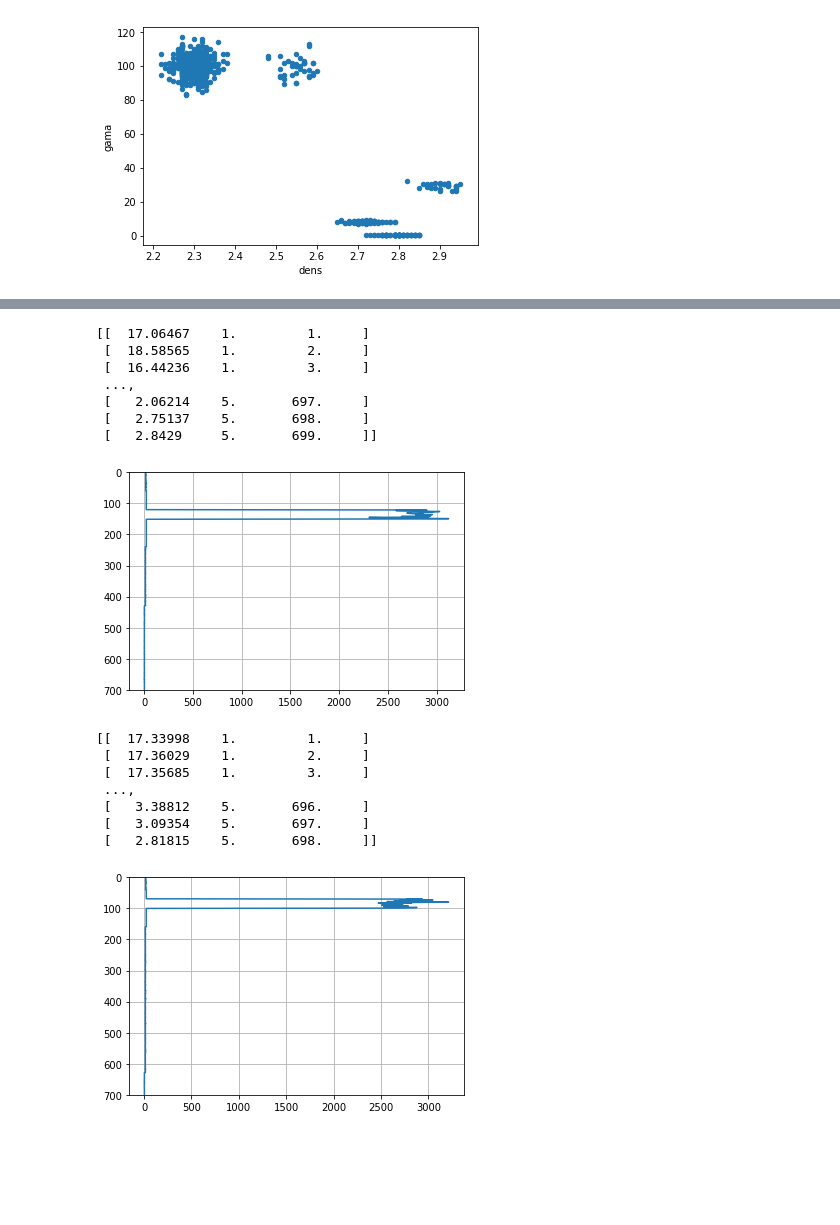
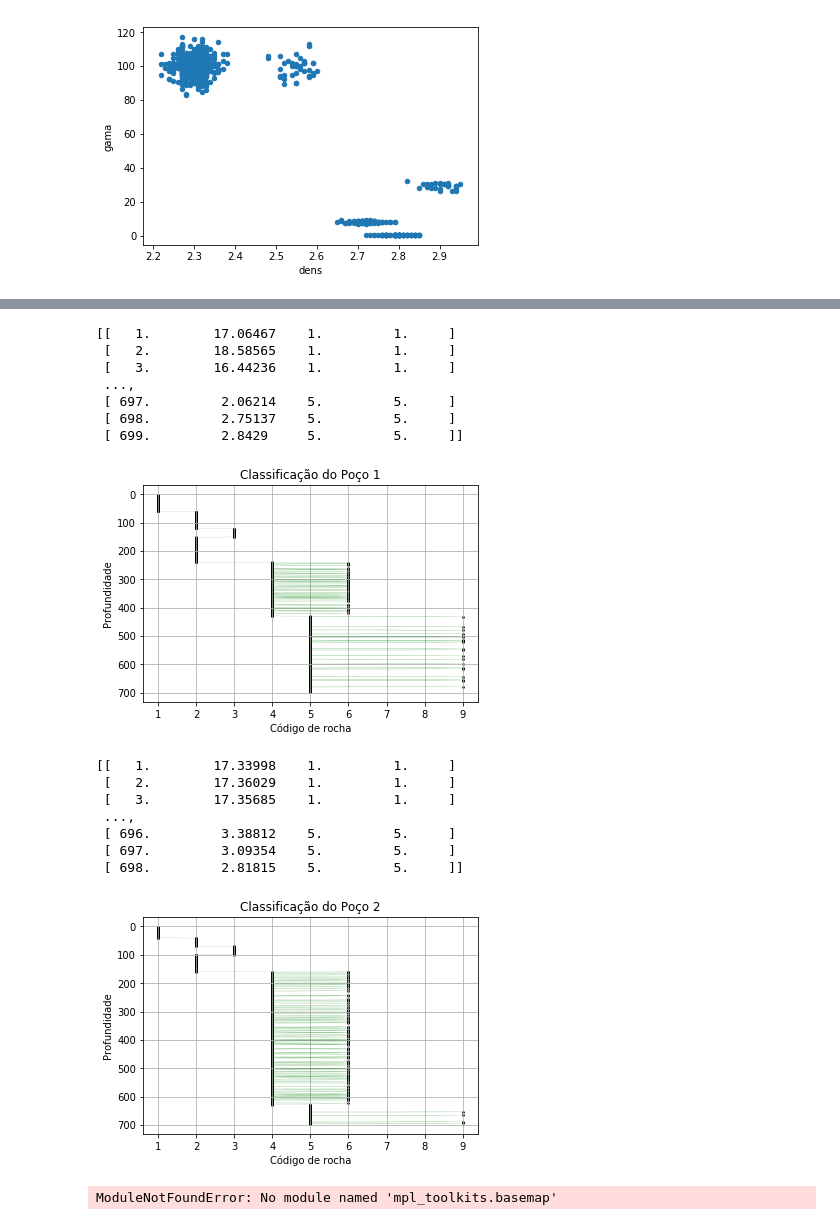
Before and after one commit to VictorCarreira/Classificador, a Jupyter notebook: Preclassificador.ipynb, the cells around one changed output, grey strips where cells are left out. Saved outputs shown, nothing was run; the diff lists cells and outputs as text; code cells hidden in the pictures; blank space fills up the shorter version.

```diff
--- a/Preclassificador.ipynb
+++ b/Preclassificador.ipynb
@@ -99,42 +95,63 @@ dc2.plot.scatter(x='cod', y='dist');
 # %%
 C1 = np.loadtxt(fname='SemelhançaC1.txt')
 print(C1)
 x= C1[:,0]
-y= C1[:,2]
-#plt.scatter(x, y, s=80, marker=".");
+y= C1[:,3]
+plt.scatter(y, x, s=10, marker=".", color='black');
 
-plt.plot(x,y, linestyle="-")
+plt.plot(y,x, color='green', linestyle="-", linewidth=0.1)
+plt.title('Classificação do Poço 1')
+plt.xlabel('Código de rocha')
+plt.ylabel('Profundidade')
 plt.grid() # bota a gridagem
-py.ylim(0, 700)
+#py.ylim(0, 700)
 plt.gca().invert_yaxis() # inverte o eixo y
 plt.show()
 # %% [output]
-[[  17.06467    1.         1.     ]
- [  18.58565    1.         2.     ]
- [  16.44236    1.         3.     ]
+[[   1.        17.06467    1.         1.     ]
+ [   2.        18.58565    1.         1.     ]
+ [   3.        16.44236    1.         1.     ]
  ...,
- [   2.06214    5.       697.     ]
- [   2.75137    5.       698.     ]
- [   2.8429     5.       699.     ]]
+ [ 697.         2.06214    5.         5.     ]
+ [ 698.         2.75137    5.         5.     ]
+ [ 699.         2.8429     5.         5.     ]]
-[figure, old version]
+[figure, new version]
 # %%
 C2 = np.loadtxt(fname='SemelhançaC2.txt')
 print(C2)
 x= C2[:,0]
-y= C2[:,2]
-#plt.scatter(y, x, s=80, marker=".");
+y= C2[:,3]
+plt.scatter(y, x, s=10, marker=".", color='black');
 
-plt.plot(x,y, linestyle="-")
+plt.plot(y,x, color='green', linestyle="-", linewidth=0.1)
+plt.title('Classificação do Poço 2')
+plt.xlabel('Código de rocha')
+plt.ylabel('Profundidade')
 plt.grid() # bota a gridagem
-py.ylim(0, 700)
+#py.ylim(0, 700)
 plt.gca().invert_yaxis() # inverte o eixo y
 plt.show()
 # %% [output]
-[[  17.33998    1.         1.     ]
- [  17.36029    1.         2.     ]
- [  17.35685    1.         3.     ]
+[[   1.        17.33998    1.         1.     ]
+ [   2.        17.36029    1.         1.     ]
+ [   3.        17.35685    1.         1.     ]
  ...,
- [   3.38812    5.       696.     ]
- [   3.09354    5.       697.     ]
- [   2.81815    5.       698.     ]]
+ [ 696.         3.38812    5.         5.     ]
+ [ 697.         3.09354    5.         5.     ]
+ [ 698.         2.81815    5.         5.     ]]
-[figure, old version]
+[figure, new version]
+# %%
+# libraries
+from mpl_toolkits.basemap import Basemap
+import matplotlib.pyplot as plt
+
+# Control the position of the square. Give the coordinate of 2 corners
+m=Basemap(llcrnrlon=-100, llcrnrlat=-58,urcrnrlon=-30,urcrnrlat=15)
+
+# Draw the components of the map
+m.drawmapboundary(fill_color='#A6CAE0', linewidth=0)
+m.fillcontinents(color='brown', alpha=0.6, lake_color='grey')
+m.drawcoastlines(linewidth=0.1, color="white")
+plt.show()
+# %% [output]
+ModuleNotFoundError: No module named 'mpl_toolkits.basemap'
```
Also changed, not shown: parts of 2 cells of this notebook.
